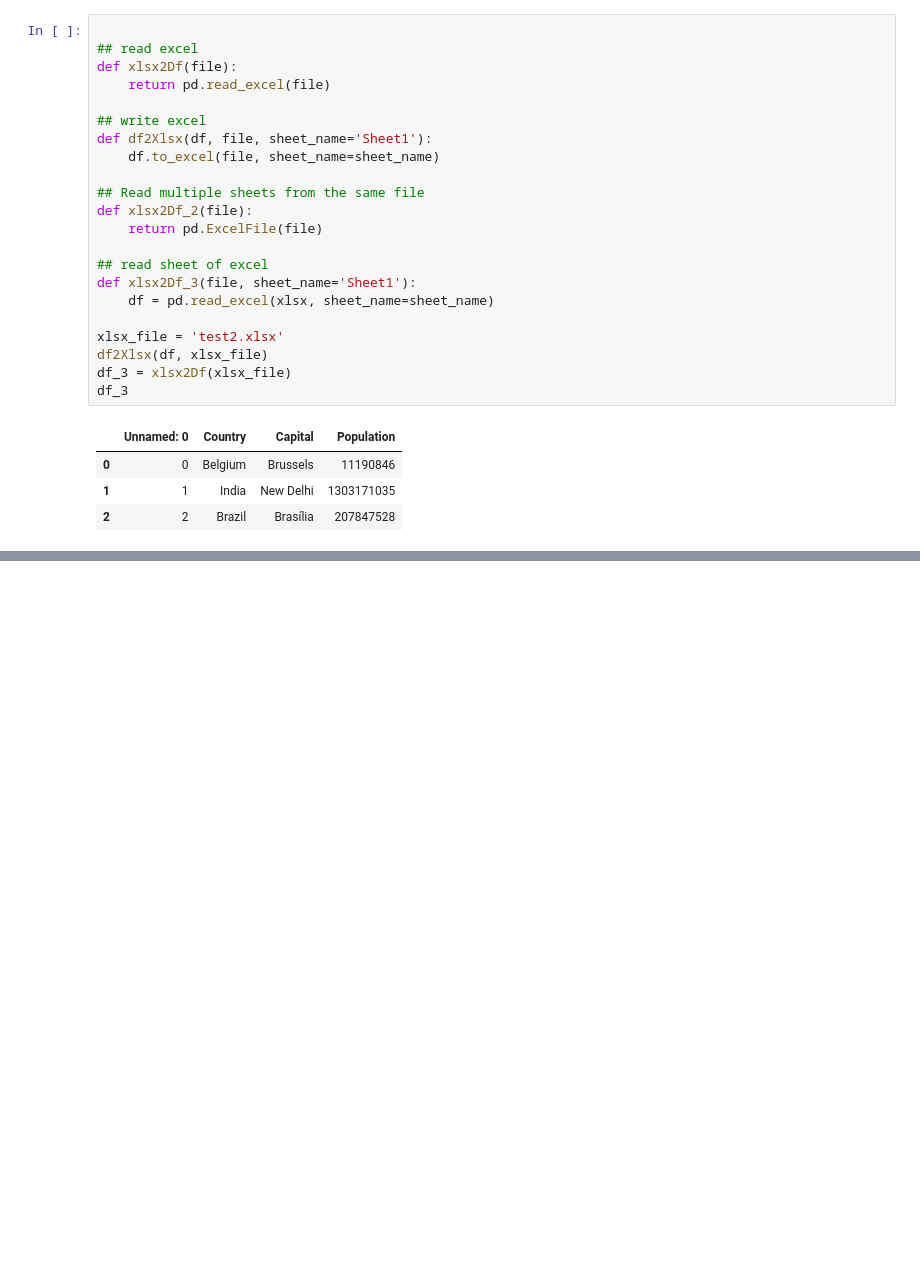
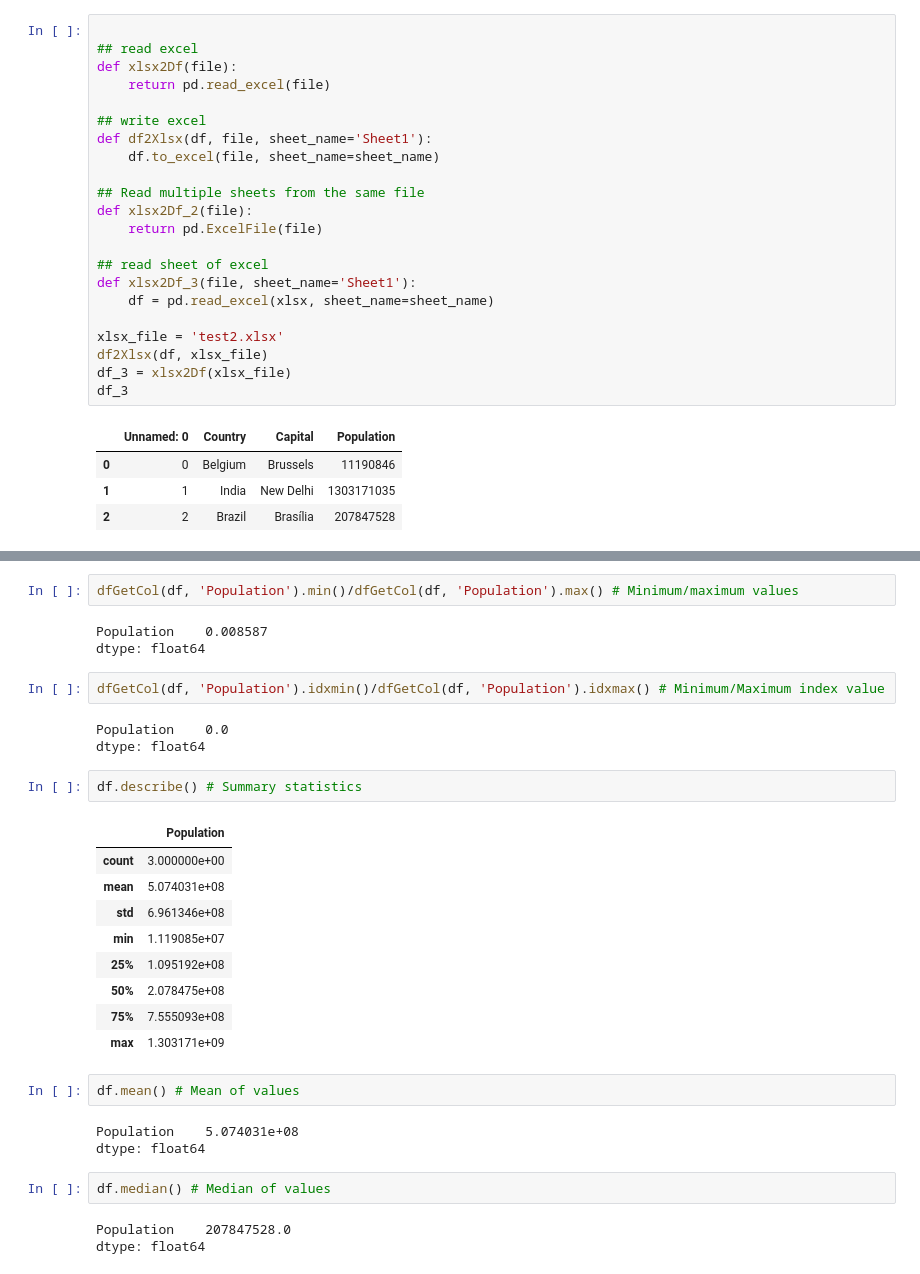
Before and after one commit to alexunjm/pandas-py, a Jupyter notebook: Ejemplo de uso.ipynb, the cells around one changed output, grey strips where cells are left out. Drawn from its saved outputs; the diff is of its cells as text; blank space fills up the shorter version.

```diff
--- a/Ejemplo de uso.ipynb
+++ b/Ejemplo de uso.ipynb
@@ -157,0 +268,32 @@ df_3
+# %%
+dfGetCol(df, 'Population').min()/dfGetCol(df, 'Population').max() # Minimum/maximum values
+# %% [output]
+Population    0.008587
+dtype: float64
+# %%
+dfGetCol(df, 'Population').idxmin()/dfGetCol(df, 'Population').idxmax() # Minimum/Maximum index value
+# %% [output]
+Population    0.0
+dtype: float64
+# %%
+df.describe() # Summary statistics
+# %% [output]
+|  | Population |
+| count | 3.000000e+00 |
+| mean | 5.074031e+08 |
+| std | 6.961346e+08 |
+| min | 1.119085e+07 |
+| 25% | 1.095192e+08 |
+| 50% | 2.078475e+08 |
+| 75% | 7.555093e+08 |
+| max | 1.303171e+09 |
+# %%
+df.mean() # Mean of values
+# %% [output]
+Population    5.074031e+08
+dtype: float64
+# %%
+df.median() # Median of values
+# %% [output]
+Population    207847528.0
+dtype: float64
```
Also changed, not shown: parts of 16 cells of this notebook.
